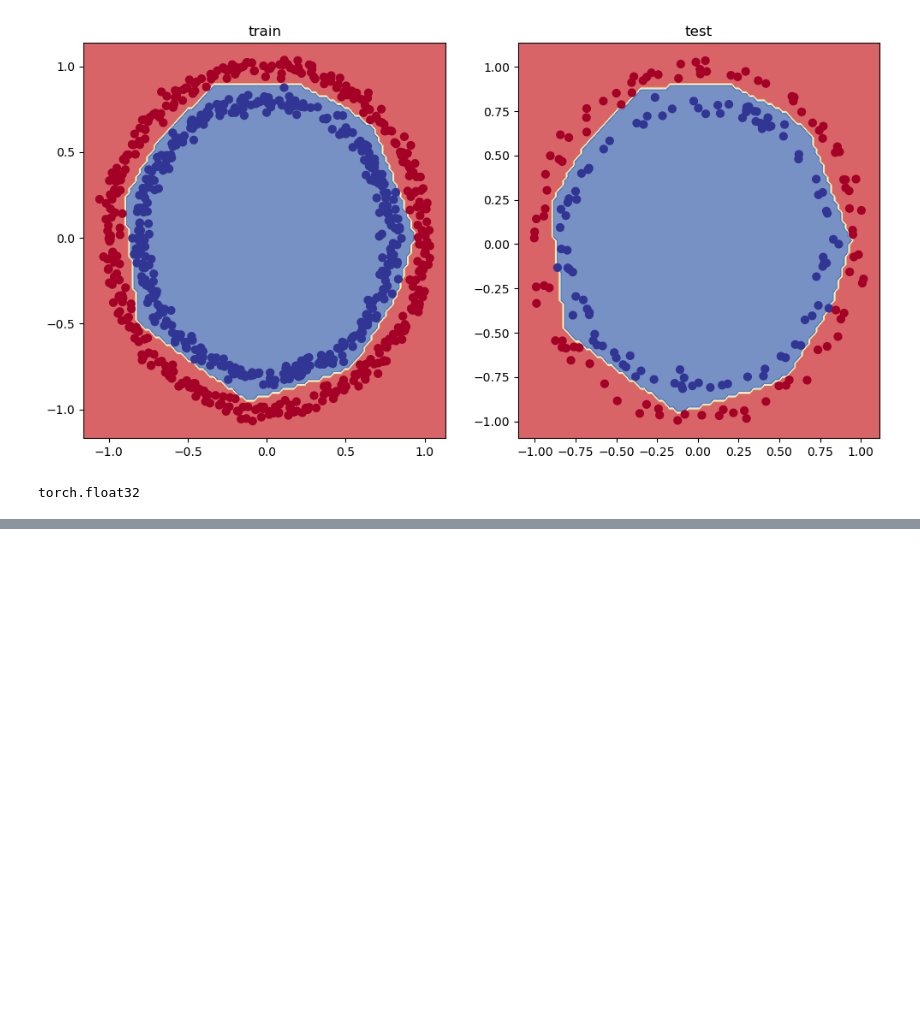
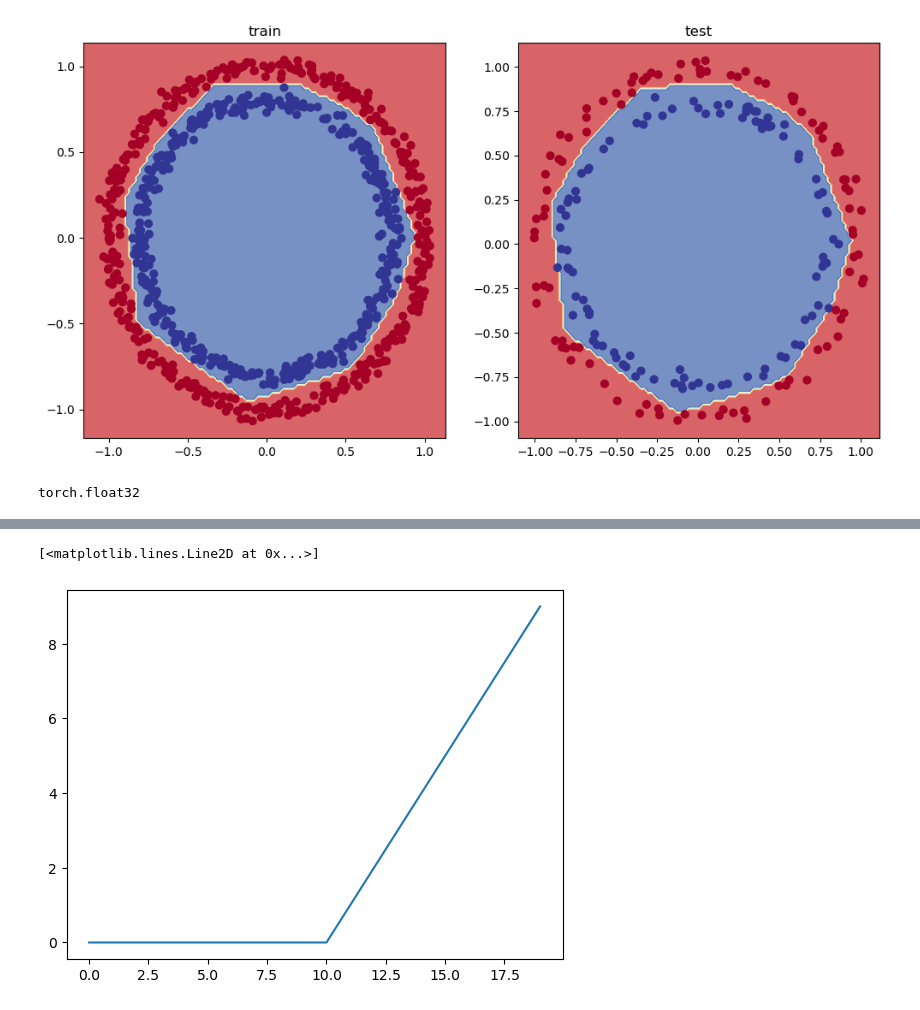
Before and after one commit to Vozikis/Pytorch-for-deep-learning, a Jupyter notebook: 02_neural_networks_classification.ipynb, the cells around one changed output, grey strips where cells are left out. Cells and saved outputs as stored; diff of their text form; code cells hidden in the pictures; blank space fills up the shorter version.

Commit message:
ploting the relu function on a linear

```diff
--- a/02_neural_networks_classification.ipynb
+++ b/02_neural_networks_classification.ipynb
@@ -677,0 +684,5 @@ torch.float32
+# %%
+plt.plot(torch.relu(A))
+# %% [output]
+[<matplotlib.lines.Line2D at 0x...>]
+[figure, added]
```
Also changed, not shown: parts of 1 cell of this notebook.
